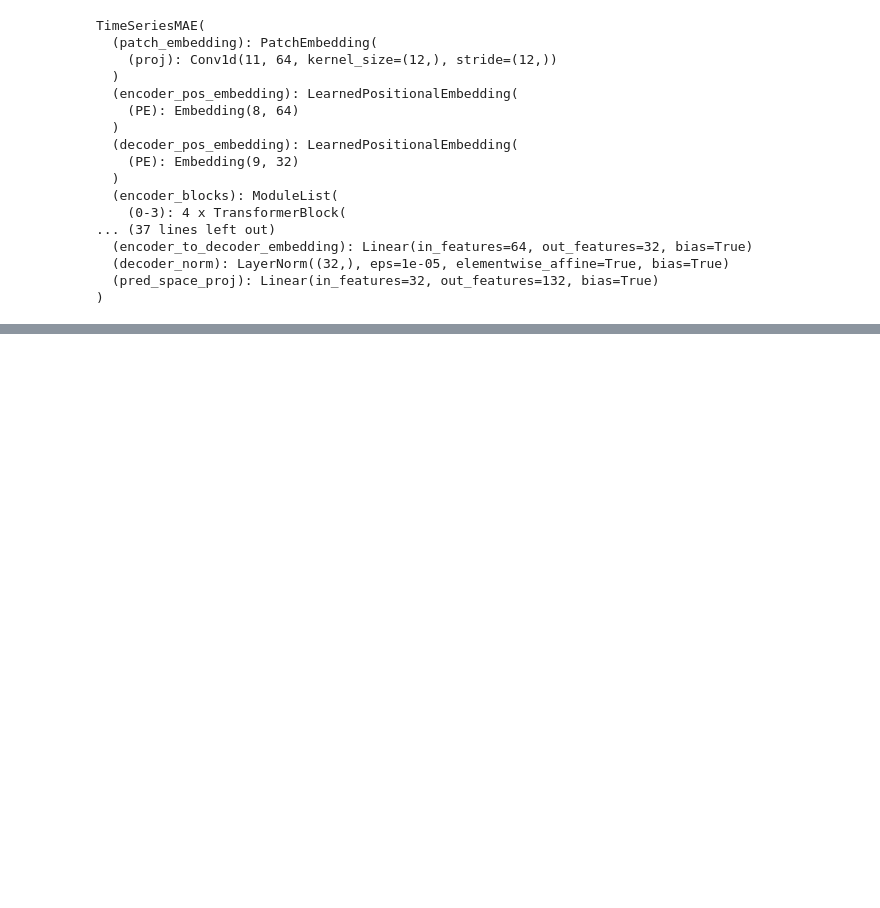
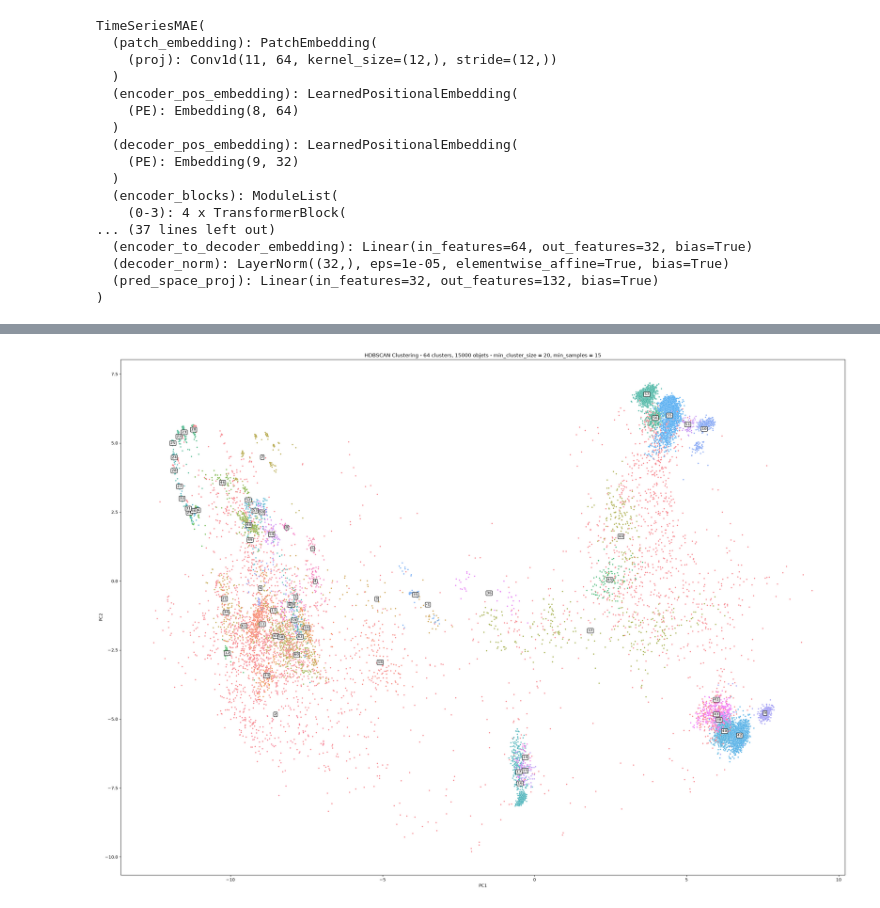
Before and after one commit to etiennechevrolat/ssa-analysis, a Jupyter notebook: src/viz/clustering_leo.ipynb, the cells around one changed output, grey strips where cells are left out. Saved outputs shown, nothing was run; the diff lists cells and outputs as text; code cells hidden in the pictures; blank space fills up the shorter version.

```diff
--- a/src/viz/clustering_leo.ipynb
+++ b/src/viz/clustering_leo.ipynb
@@ -235,0 +264,10 @@ TypeError: viz_2d_on_clusters() got an unexpected keyword argument 'min_cluster_
+# %%
+
+## On charge le modèle MAEv2 de dimension 128 d'embedding
+base = Path.cwd()
+
+ckpt_dir = Path(os.path.join(base, '..', '..', 'outputs', 'ml', 'pretrain', '2026-08-06_14-53-13', 'checkpoints', 'best.pt'))
+
+device = torch.device("cpu")
+pretrained_model, cfg, mean, scale = load_checkpoint(ckpt_dir, device)
+print(pretrained_model)
@@ -235,0 +292,29 @@ TypeError: viz_2d_on_clusters() got an unexpected keyword argument 'min_cluster_
+# %%
+
+encoder_state_dict = pretrained_model.encoder_state_dict()
+
+backbone_MAEv2 = VanillaViT(
+    n_features = 11,
+    n_epochs= 96,
+    patch_size=12,
+    embed_dim=128,
+    n_attn_heads=4,
+    n_blocks=12,
+    expansion_factor=4,
+    dropout_rate=0.1
+)
+
+missing, unexpected = backbone_MAEv2.load_state_dict(encoder_state_dict, strict=False) # les poids sont bien chargés.
+
+out_128 = load_data_and_inference(backbone_MAEv2)
+
+norad_ids = list(out_128.keys())
+
+X_obj = np.stack([out_128[n] for n in norad_ids])
+X_scaled = StandardScaler().fit_transform(X_obj)
+clusterer = hdbscan.HDBSCAN(min_cluster_size=20, min_samples=15)
+labels = clusterer.fit_predict(X_scaled)
+
+viz_2d_on_clusters(X_scaled, labels)
+# %% [output]
+[figure, added]
```
Also changed, not shown: parts of 11 cells of this notebook, 3 other files.
